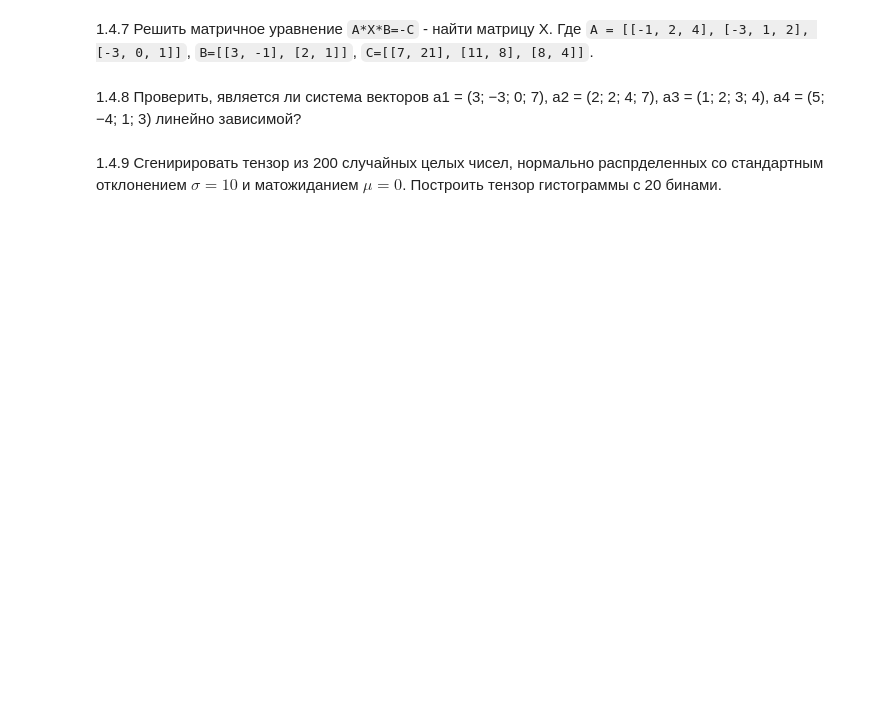
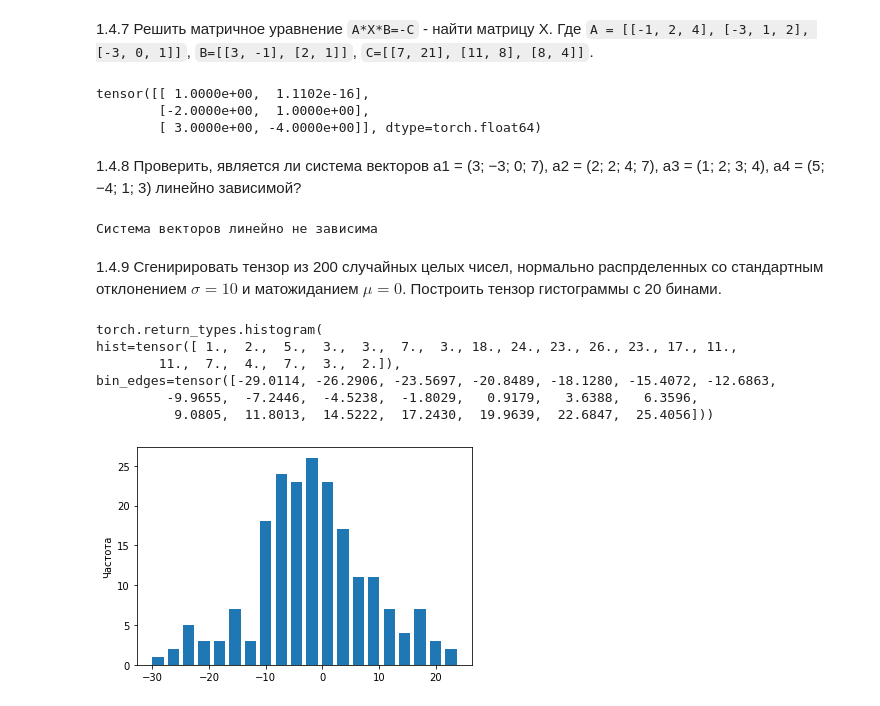
Before and after one commit to ElizavetaWow/MachineLearning, a Jupyter notebook: 2 semester/Sem1/Крылова_1_ТАДИМО.ipynb, the cells around one changed output. Cells and saved outputs as stored; diff of their text form; code cells hidden in the pictures; blank space fills up the shorter version.

```diff
--- a/2 semester/Sem1/Крылова_1_ТАДИМО.ipynb
+++ b/2 semester/Sem1/Крылова_1_ТАДИМО.ipynb
@@ -480,7 +625,29 @@ tensor([[0., 1., 0.],
 # %% [markdown]
 1.4.7 Решить матричное уравнение `A*X*B=-C` - найти матрицу X. Где `A = [[-1, 2, 4], [-3, 1, 2], [-3, 0, 1]]`, `B=[[3, -1], [2, 1]]`, `C=[[7, 21], [11, 8], [8, 4]]`.
+# %%
+A = torch.tensor([[-1, 2, 4], [-3, 1, 2], [-3, 0, 1]], dtype=torch.float64)
+B=torch.tensor([[3, -1], [2, 1]], dtype=torch.float64)
+C=torch.tensor([[7, 21], [11, 8], [8, 4]], dtype=torch.float64)
+torch.linalg.inv(A)@(-C)@torch.linalg.inv(B)
+# %% [output]
+tensor([[ 1.0000e+00,  1.1102e-16],
+        [-2.0000e+00,  1.0000e+00],
+        [ 3.0000e+00, -4.0000e+00]], dtype=torch.float64)
 # %% [markdown]
 1.4.8 Проверить, является ли система векторов a1 = (3; −3; 0; 7),
 a2 = (2; 2; 4; 7), a3 = (1; 2; 3; 4), a4 = (5; −4; 1; 3) линейно зависимой?
+# %%
+a1 = torch.tensor([3, -3, 0, 7])
+a2 = torch.tensor([2, 2, 4, 7])
+a3 = torch.tensor([1, 2, 3, 4])
+a4 = torch.tensor([5, -4, 1, 3])
+matrix = torch.cat((a1, a2, a3, a4)).resize_(4, 4)
+matrix = matrix.float()
+if torch.linalg.det(matrix)==0:
+  print("Система векторов линейно зависима")
+else:
+  print("Система векторов линейно не зависима")
+# %% [output]
+Система векторов линейно не зависима
 # %% [markdown]
 1.4.9 Сгенирировать тензор из 200 случайных целых чисел, нормально распрделенных cо стандартным отклонением $\sigma = 10$ и матожиданием $\mu = 0$. Построить тензор гистограммы с 20 бинами.
@@ -486,0 +656,14 @@ a2 = (2; 2; 4; 7), a3 = (1; 2; 3; 4), a4 = (5; −4; 1; 3) линейно зав
+# %%
+t = torch.histogram(torch.empty(200).normal_(mean=0, std=10), bins=20)
+print(t)
+plt.bar(t.bin_edges[:-1], t.hist, width=2)
+plt.ylabel('Частота')
+plt.show()
+# %% [output]
+torch.return_types.histogram(
+hist=tensor([ 1.,  2.,  5.,  3.,  3.,  7.,  3., 18., 24., 23., 26., 23., 17., 11.,
+        11.,  7.,  4.,  7.,  3.,  2.]),
+bin_edges=tensor([-29.0114, -26.2906, -23.5697, -20.8489, -18.1280, -15.4072, -12.6863,
+         -9.9655,  -7.2446,  -4.5238,  -1.8029,   0.9179,   3.6388,   6.3596,
+          9.0805,  11.8013,  14.5222,  17.2430,  19.9639,  22.6847,  25.4056]))
+[figure, added]
```
Also changed, not shown: parts of 22 cells of this notebook.
